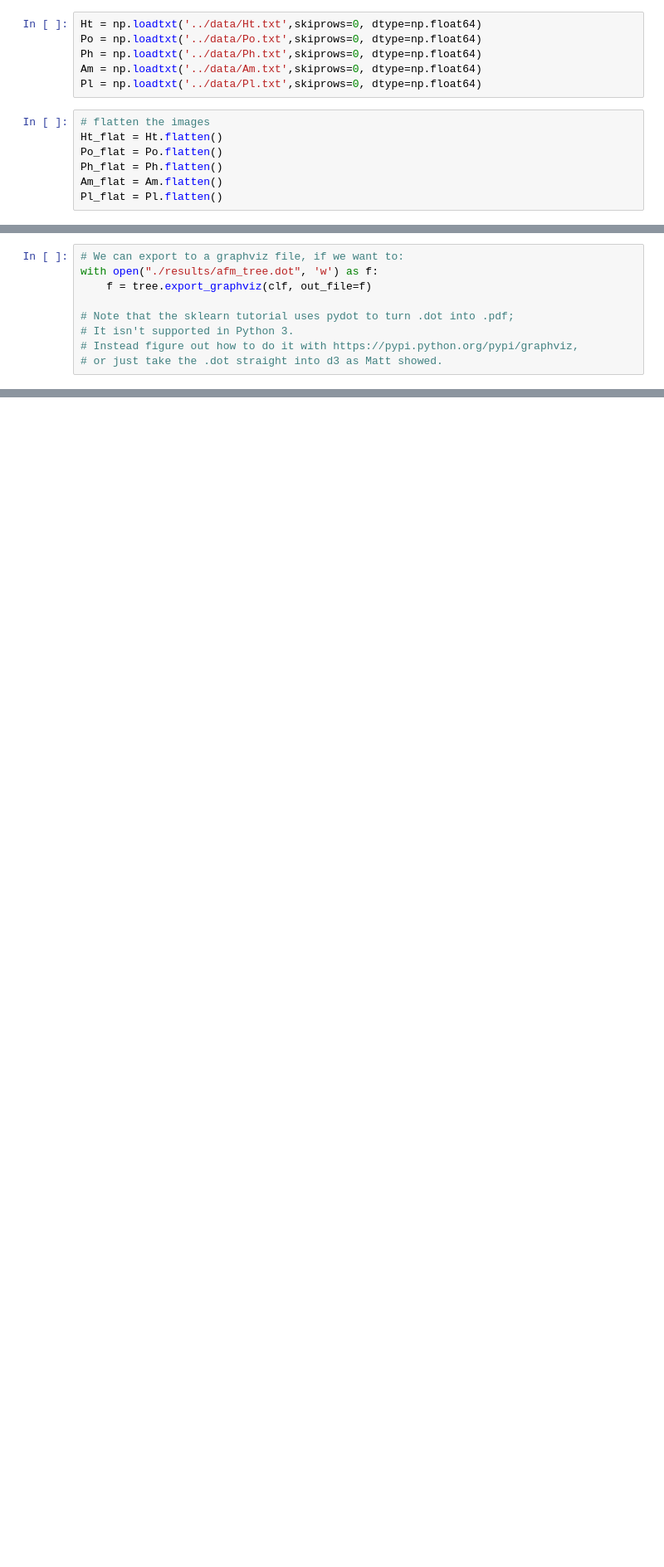
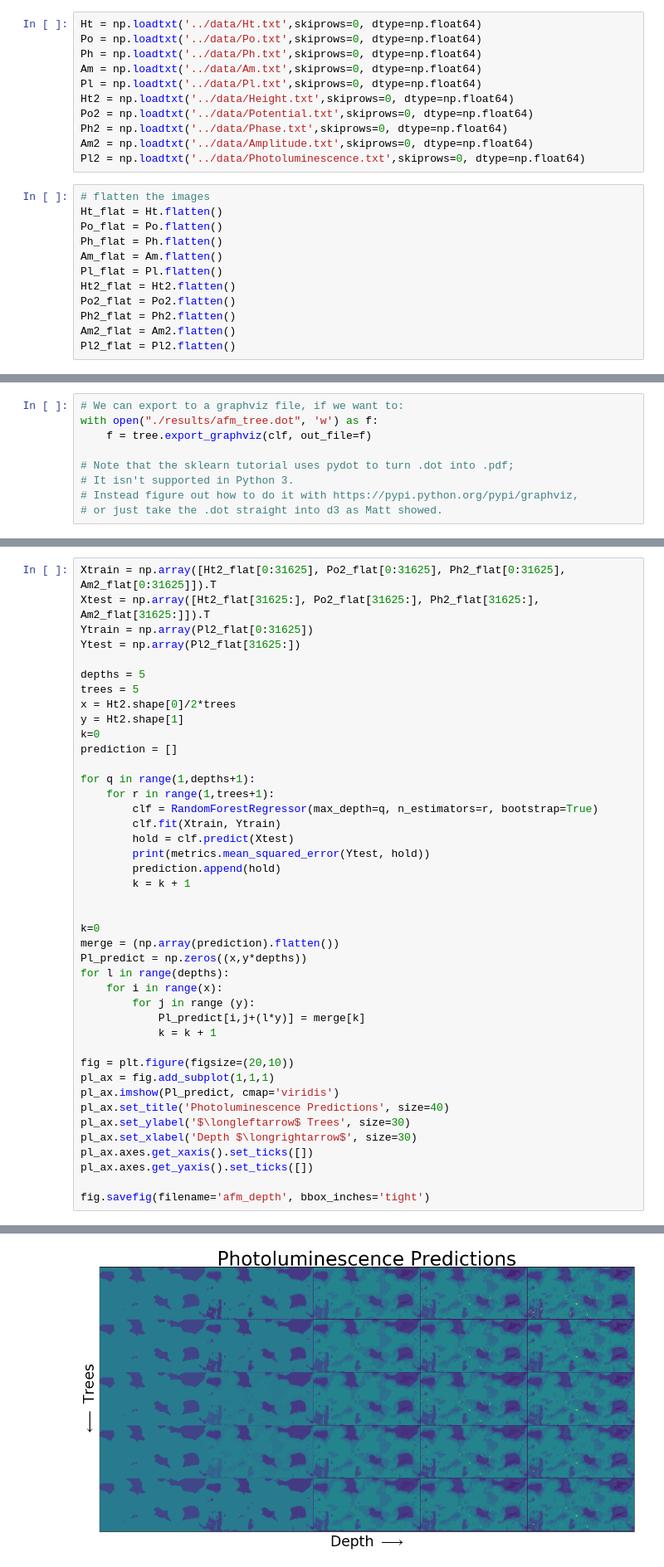
Before and after one commit to CSE512-16S/fp-wesleybeckner-mdmurbach-janetmatsen, a Jupyter notebook: python/Demo--tree_conversion_to_json.ipynb, the cells around one changed output, grey strips where cells are left out. Shown at 83% size. Saved outputs shown, nothing was run; the diff lists cells and outputs as text; blank space fills up the shorter version.

Commit message:
added second data sets, and tree/depth array demo

```diff
--- a/python/Demo--tree_conversion_to_json.ipynb
+++ b/python/Demo--tree_conversion_to_json.ipynb
@@ -36,6 +39,11 @@ Po = np.loadtxt('../data/Po.txt',skiprows=0, dtype=np.float64)
 Ph = np.loadtxt('../data/Ph.txt',skiprows=0, dtype=np.float64)
 Am = np.loadtxt('../data/Am.txt',skiprows=0, dtype=np.float64)
 Pl = np.loadtxt('../data/Pl.txt',skiprows=0, dtype=np.float64)
+Ht2 = np.loadtxt('../data/Height.txt',skiprows=0, dtype=np.float64)
+Po2 = np.loadtxt('../data/Potential.txt',skiprows=0, dtype=np.float64)
+Ph2 = np.loadtxt('../data/Phase.txt',skiprows=0, dtype=np.float64)
+Am2 = np.loadtxt('../data/Amplitude.txt',skiprows=0, dtype=np.float64)
+Pl2 = np.loadtxt('../data/Photoluminescence.txt',skiprows=0, dtype=np.float64)
 # %%
 # flatten the images
 Ht_flat = Ht.flatten()
@@ -43,6 +51,11 @@ Po_flat = Po.flatten()
 Ph_flat = Ph.flatten()
 Am_flat = Am.flatten()
 Pl_flat = Pl.flatten()
+Ht2_flat = Ht2.flatten()
+Po2_flat = Po2.flatten()
+Ph2_flat = Ph2.flatten()
+Am2_flat = Am2.flatten()
+Pl2_flat = Pl2.flatten()
 # %%
 X = [Ht_flat, Po_flat, Ph_flat, Am_flat]
 X = np.array(X).T
@@ -81,0 +97,43 @@ with open("./results/afm_tree.dot", 'w') as f:
+# %%
+Xtrain = np.array([Ht2_flat[0:31625], Po2_flat[0:31625], Ph2_flat[0:31625], Am2_flat[0:31625]]).T
+Xtest = np.array([Ht2_flat[31625:], Po2_flat[31625:], Ph2_flat[31625:], Am2_flat[31625:]]).T
+Ytrain = np.array(Pl2_flat[0:31625])
+Ytest = np.array(Pl2_flat[31625:])
+
+depths = 5
+trees = 5
+x = Ht2.shape[0]/2*trees
+y = Ht2.shape[1]
+k=0
+prediction = []
+
+for q in range(1,depths+1):
+    for r in range(1,trees+1):
+        clf = RandomForestRegressor(max_depth=q, n_estimators=r, bootstrap=True)
+        clf.fit(Xtrain, Ytrain)
+        hold = clf.predict(Xtest)
+        print(metrics.mean_squared_error(Ytest, hold))
+        prediction.append(hold)
+        k = k + 1
+
+
+k=0
+merge = (np.array(prediction).flatten())
+Pl_predict = np.zeros((x,y*depths))
+for l in range(depths):
+    for i in range(x):
+        for j in range (y):
+            Pl_predict[i,j+(l*y)] = merge[k]
+            k = k + 1
+
+fig = plt.figure(figsize=(20,10))
+pl_ax = fig.add_subplot(1,1,1)
+pl_ax.imshow(Pl_predict, cmap='viridis')
+pl_ax.set_title('Photoluminescence Predictions', size=40)
+pl_ax.set_ylabel('$\longleftarrow$ Trees', size=30)
+pl_ax.set_xlabel('Depth $\longrightarrow$', size=30)
+pl_ax.axes.get_xaxis().set_ticks([])
+pl_ax.axes.get_yaxis().set_ticks([])
+
+fig.savefig(filename='afm_depth', bbox_inches='tight')
+# %% [output]
@@ -81,0 +157 @@ with open("./results/afm_tree.dot", 'w') as f:
+[figure, added]
```
Also changed, not shown: parts of 6 cells of this notebook, 7 other files.
